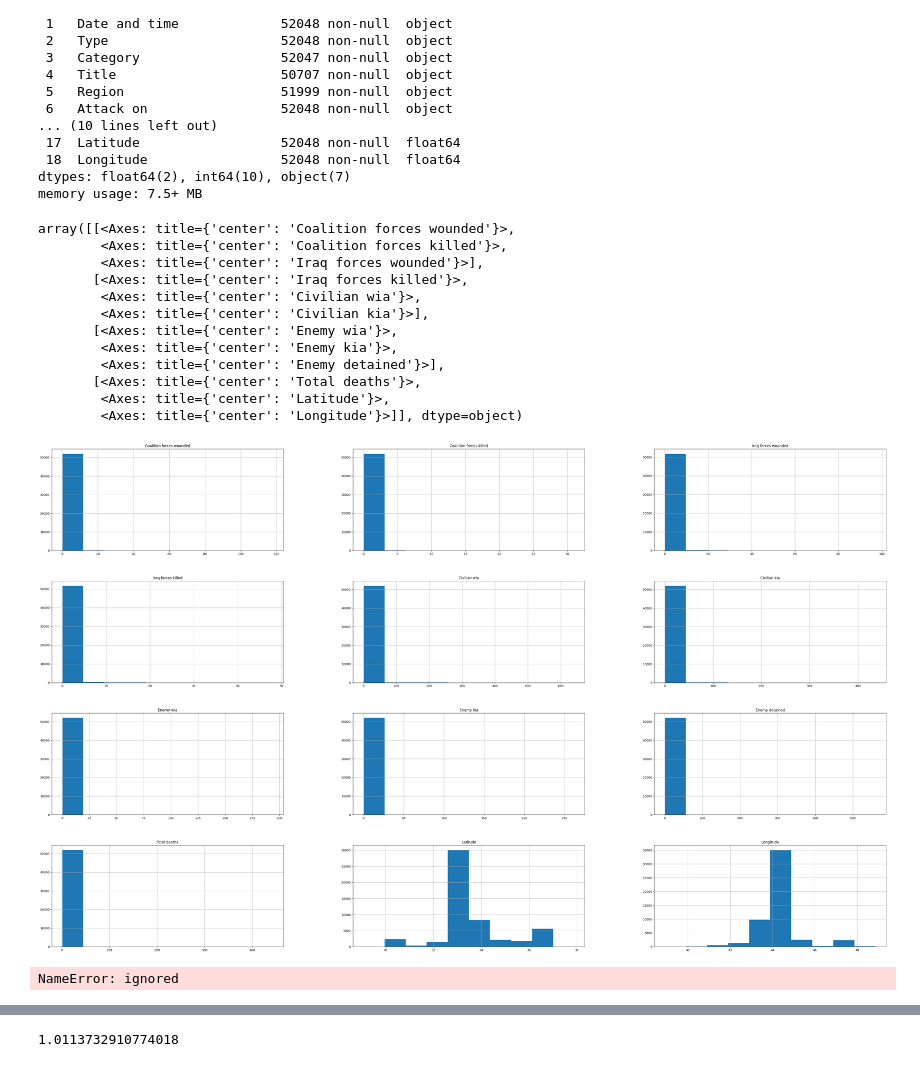
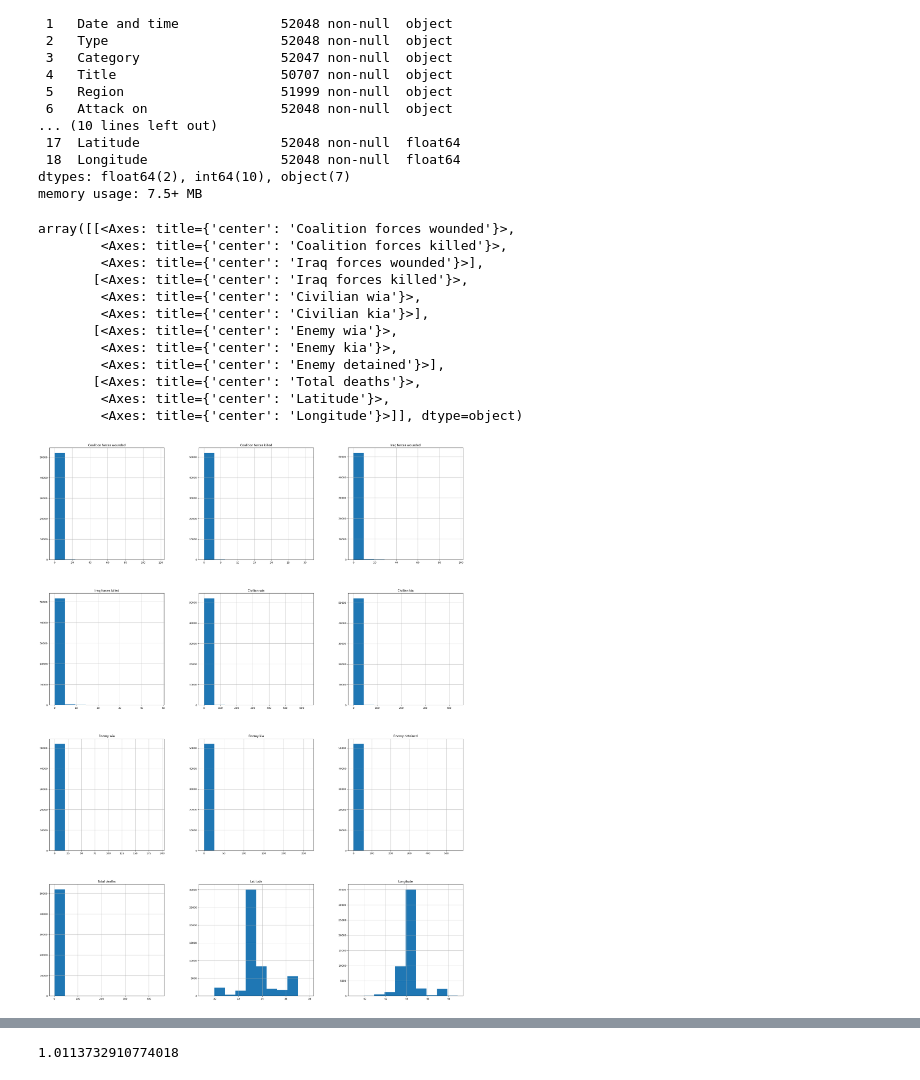
Before and after one commit to samanjalal499/statistics, a Jupyter notebook: histogram.ipynb, the cells around one changed output, grey strips where cells are left out. Drawn from its saved outputs; the diff is of its cells as text; code cells hidden in the pictures.

```diff
--- a/histogram.ipynb
+++ b/histogram.ipynb
@@ -78,18 +67,18 @@ dtypes: float64(2), int64(10), object(7)
 memory usage: 7.5+ MB
 # %%
 import matplotlib.pyplot as plt
-mydata.hist(figsize=(50,30))
+mydata.hist(figsize=(30,40))
 # %% [output]
 array([[<Axes: title={'center': 'Coalition forces wounded'}>,
         <Axes: title={'center': 'Coalition forces killed'}>,
         <Axes: title={'center': 'Iraq forces wounded'}>],
        [<Axes: title={'center': 'Iraq forces killed'}>,
         <Axes: title={'center': 'Civilian wia'}>,
         <Axes: title={'center': 'Civilian kia'}>],
        [<Axes: title={'center': 'Enemy wia'}>,
         <Axes: title={'center': 'Enemy kia'}>,
         <Axes: title={'center': 'Enemy detained'}>],
        [<Axes: title={'center': 'Total deaths'}>,
         <Axes: title={'center': 'Latitude'}>,
         <Axes: title={'center': 'Longitude'}>]], dtype=object)
-[figure, old version]
+[figure, new version]
@@ -98,4 +84,0 @@ pd.crosstab(data['Report key'],data['Date and time'])
-# %%
-sns.countplot(x=" Report key ", hue= "Date and time ",data=mydata)
-# %% [output]
-NameError: ignored
```
Also changed, not shown: parts of 8 cells of this notebook.
